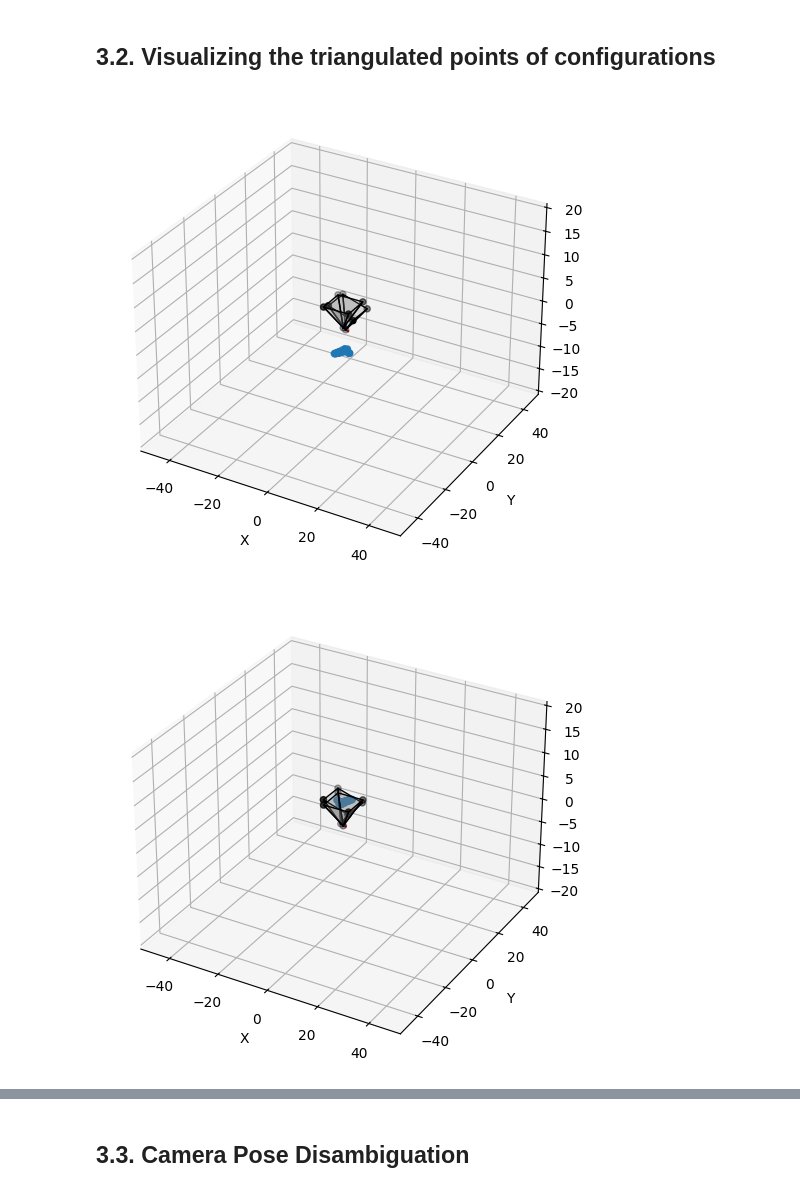
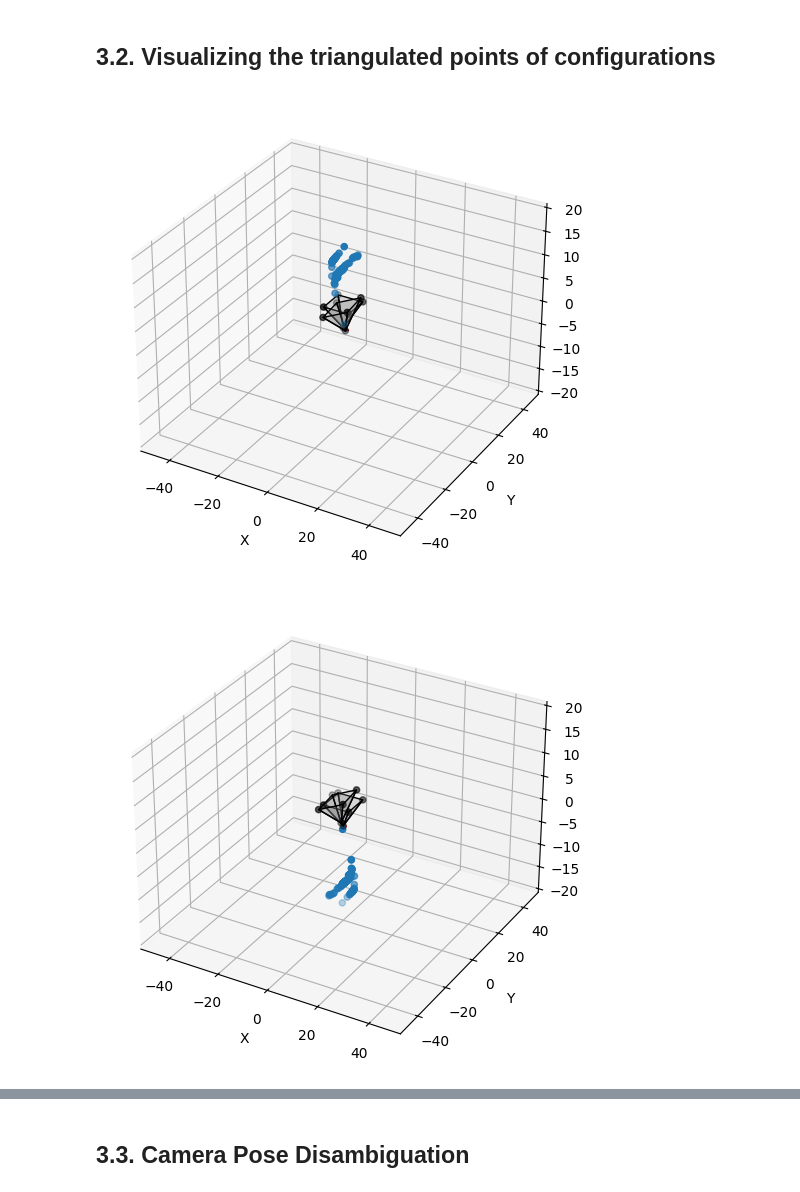
Before and after one commit to rotellini9809/computer_vision_project, a Jupyter notebook: structure-from-motion-master/tutorial/tutorial.ipynb, the cells around one changed output, grey strips where cells are left out. Cells and saved outputs as stored; diff of their text form; code cells hidden in the pictures.

```diff
--- a/structure-from-motion-master/tutorial/tutorial.ipynb
+++ b/structure-from-motion-master/tutorial/tutorial.ipynb
@@ -34,8 +34,8 @@ The autoreload extension is already loaded. To reload it, use:
 ## 2.0. Reading a pair of images, and comparing SIFT matches
 # %%
 #Reading two images for reference
-img1 = cv2.imread("../tutorial/data/fountain-P11/images/0004.jpg")
-img2 = cv2.imread("../tutorial/data/fountain-P11/images/0005.jpg")
+img1 = cv2.imread("../tutorial/data/castle-P30/images/0001.jpg")
+img2 = cv2.imread("../tutorial/data/castle-P30/images/0002.jpg")
 
 #Converting from BGR to RGB format
 img1 = img1[:,:,::-1]
@@ -170,7 +170,7 @@ for R_ in [R1,R2]:
 # %% [markdown]
 ## 3.1. Triangulation: DLT Method
 # %%
-def GetTriangulatedPts(img1pts,img2pts,K,R,t,triangulateFunc):
+def GetTriangulatedPts(img1pts,img2pts,K,R,t):
     img1ptsHom = cv2.convertPointsToHomogeneous(img1pts)[:,0,:]
     img2ptsHom = cv2.convertPointsToHomogeneous(img2pts)[:,0,:]
 
@@ -180,9 +180,9 @@ def GetTriangulatedPts(img1pts,img2pts,K,R,t,triangulateFunc):
     img1ptsNorm = cv2.convertPointsFromHomogeneous(img1ptsNorm)[:,0,:]
     img2ptsNorm = cv2.convertPointsFromHomogeneous(img2ptsNorm)[:,0,:]
 
-    pts4d = triangulateFunc(np.eye(3,4),np.hstack((R,t)),img1ptsNorm.T,img2ptsNorm.T)
+    pts4d = cv2.triangulatePoints(np.eye(3,4),np.hstack((R,t)),img1ptsNorm.T,img2ptsNorm.T)
     pts3d = cv2.convertPointsFromHomogeneous(pts4d.T)[:,0,:]
 
     return pts3d
 # %%
-pts3d = GetTriangulatedPts(img1pts[mask],img2pts[mask],K,R2,t,cv2.triangulatePoints)
+pts3d = GetTriangulatedPts(img1pts[mask],img2pts[mask],K,R2,t)
@@ -195,22 +189,28 @@ configSet[3] = (R2,-t,GetTriangulatedPts(img1pts[mask],img2pts[mask],K,R2,-t,cv2
 # %% [markdown]
 ## 3.2. Visualizing the triangulated points of configurations
 # %%
+configSet = [None,None,None,None]
+configSet[0] = (R1,t,GetTriangulatedPts(img1pts[mask],img2pts[mask],K,R1,t))
+configSet[1] = (R1,-t,GetTriangulatedPts(img1pts[mask],img2pts[mask],K,R1,-t))
+configSet[2] = (R2,t,GetTriangulatedPts(img1pts[mask],img2pts[mask],K,R2,t))
+configSet[3] = (R2,-t,GetTriangulatedPts(img1pts[mask],img2pts[mask],K,R2,-t))
+
 for cs in configSet:
     fig = plt.figure(figsize=(9,6))
     ax = fig.add_subplot(111, projection='3d')
     ax.set_xlabel('X')
     ax.set_ylabel('Y')
     ax.set_zlabel('Z')
 
     ut.PlotCamera(np.eye(3,3),np.zeros((3,)),ax,scale=5,depth=5)
     ut.PlotCamera(cs[0],cs[1][:,0],ax,scale=5,depth=5)
 
     pts3d = cs[-1]
     ax.scatter3D(pts3d[:,0],pts3d[:,1],pts3d[:,2])
 
     ax.set_xlim(left=-50,right=50)
     ax.set_ylim(bottom=-50,top=50)
     ax.set_zlim(bottom=-20,top=20)
 # %% [output]
-[figure, old version]
+[figure, new version]
-[figure, old version]
+[figure, new version]
```
Also changed, not shown: parts of 22 cells of this notebook, 3 other files.
